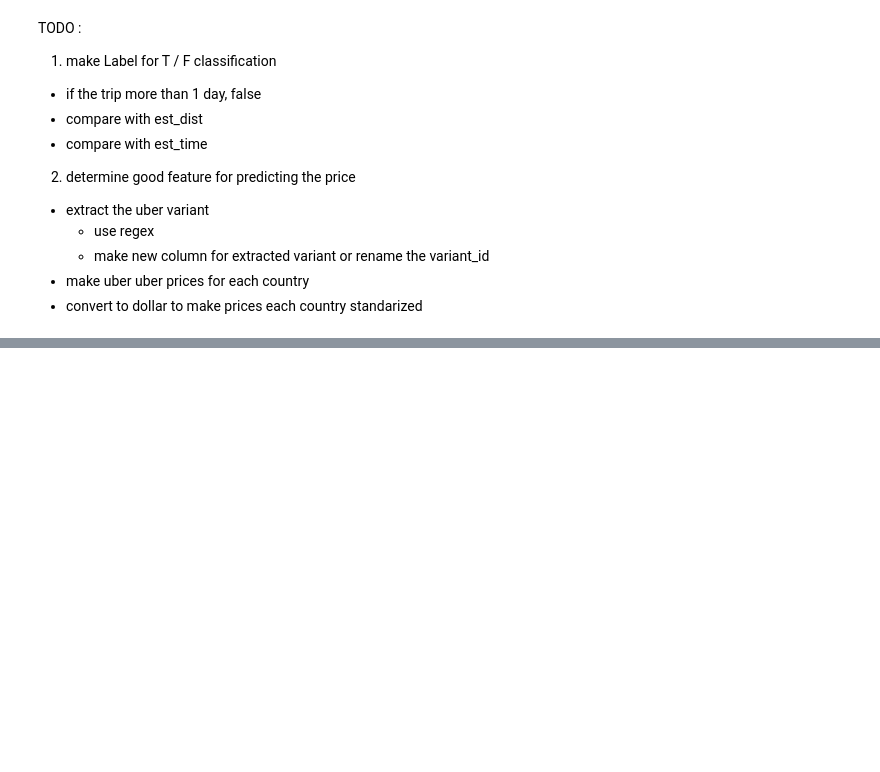
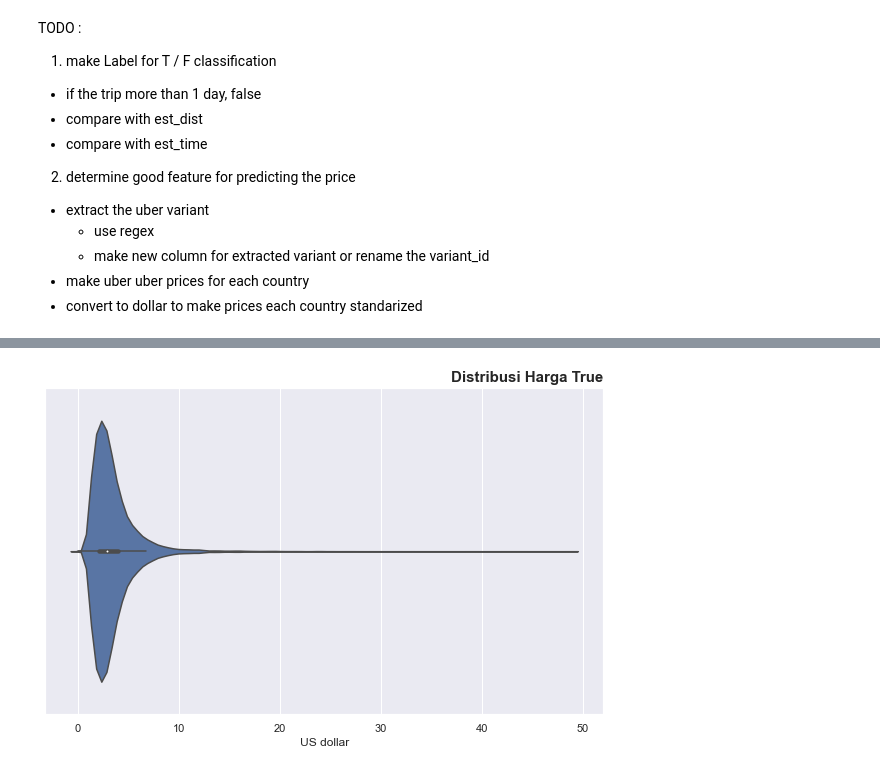
Before and after one commit to enricoroselino/GGU-3-Uber-VTRIP, a Jupyter notebook: EDA.ipynb, the cells around one changed output, grey strips where cells are left out. Drawn from its saved outputs; the diff is of its cells as text; code cells hidden in the pictures; blank space fills up the shorter version.

Commit message:
false data pick for price est

```diff
--- a/EDA.ipynb
+++ b/EDA.ipynb
@@ -530,0 +632,16 @@ much better waiting time for driver, the true data doesnt contain driver data wa
+# %%
+# plot price distribution
+plt.figure(figsize=(10, 6))
+
+with sns.axes_style(style="darkgrid"):
+    sns.violinplot(x=true_data["price"])
+
+plt.title(
+    "Distribusi Harga True",
+    loc="right",
+    fontweight="bold",
+    size=15
+)
+plt.xlabel("US dollar");
+# %% [output]
+[figure, added]
```
Also changed, not shown: parts of 31 cells of this notebook.
